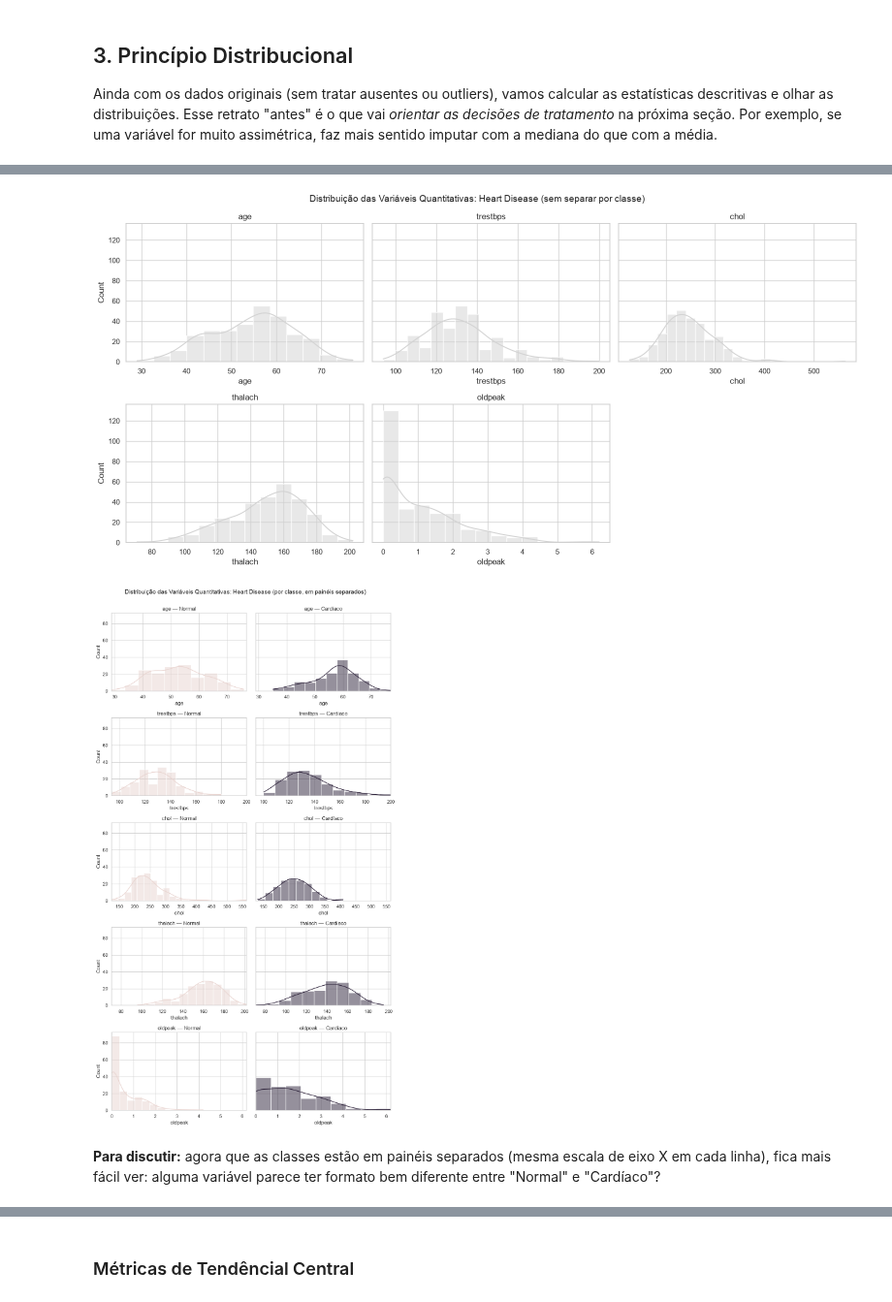
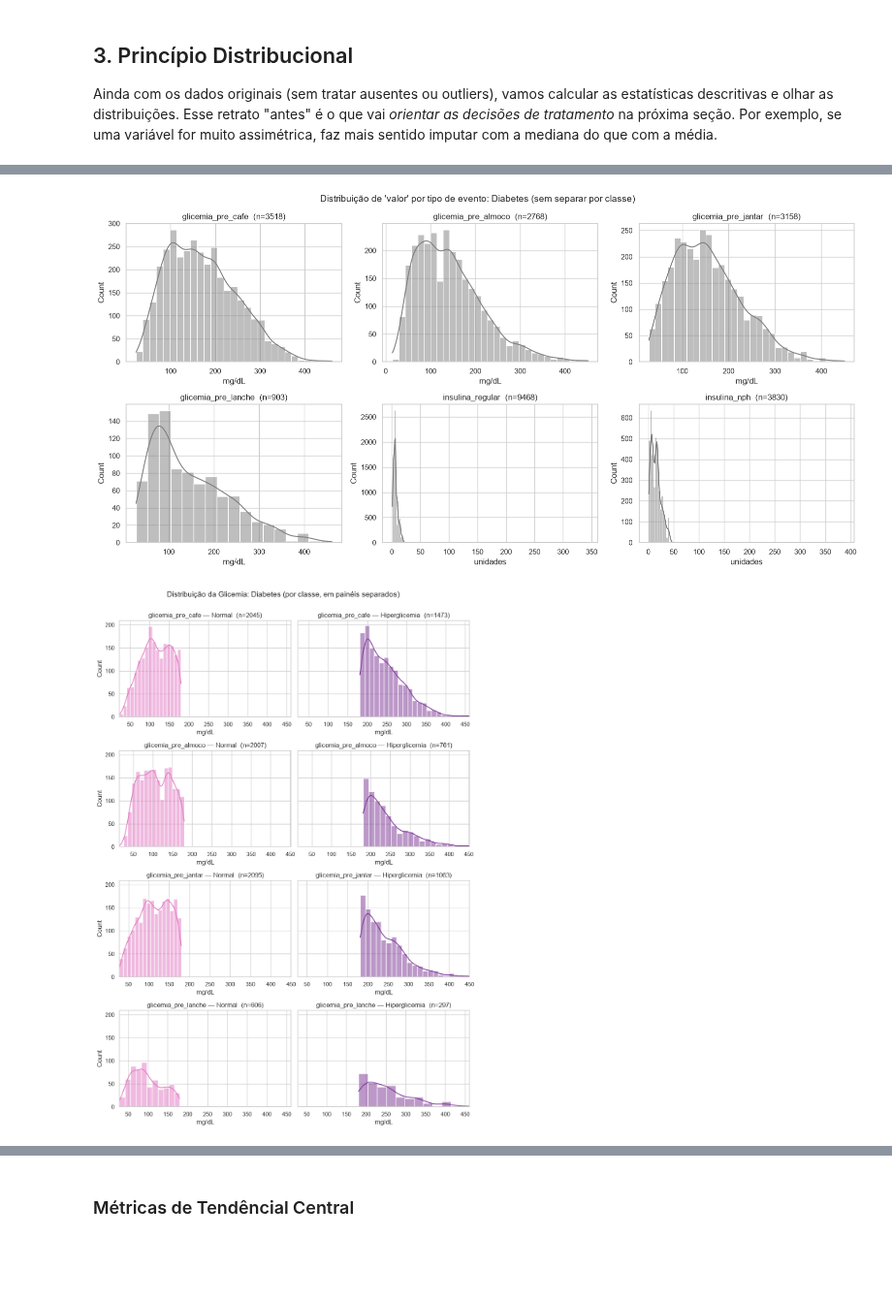
Before and after one commit to Mateus-Ribeir0/projeto-avd, a Jupyter notebook: notebooks/eda-com-downloads.ipynb, the cells around one changed output, grey strips where cells are left out. Shown at 97% size. Drawn from its saved outputs; the diff is of its cells as text; code cells hidden in the pictures; blank space fills up the shorter version.

```diff
--- a/notebooks/eda-com-downloads.ipynb
+++ b/notebooks/eda-com-downloads.ipynb
@@ -101,6 +166,7 @@ df.describe()
 # %% [markdown]
 ### Duplicadas
 # %%
+df.drop_duplicates(inplace=True)
 df.duplicated().sum()
 # %% [output]
 np.int64(0)
@@ -207,18 +366,20 @@ Não dá pra decidir entre as duas só olhando os dados — é exatamente o tipo
 
 Ainda com os dados originais (sem tratar ausentes ou outliers), vamos calcular as estatísticas descritivas e olhar as distribuições. Esse retrato "antes" é o que vai *orientar as decisões de tratamento* na próxima seção. Por exemplo, se uma variável for muito assimétrica, faz mais sentido imputar com a mediana do que com a média.
 # %%
-VARS_QUANT = ["age", "trestbps", "chol", "thalach", "oldpeak"]
-VARS_QUALI = ["sex", "cp", "fbs", "restecg", "exang", "slope", "ca", "thal"]
+VARS_QUANT = ["valor"]
+VARS_QUALI = ["evento", "paciente", "eh_glicemia"]
 
-### Tabela descritiva, com assimetria e curtose
+base = df[df["valor"].notna() & df["evento"].notna()].copy()
 
-desc = df[VARS_QUANT].describe().T
-desc["skewness"] = df[VARS_QUANT].skew()
-desc["kurtosis"] = df[VARS_QUANT].kurtosis()
+
+desc = base.groupby("evento")["valor"].describe()
+desc["skewness"] = base.groupby("evento")["valor"].skew()
+desc["kurtosis"] = base.groupby("evento")["valor"].apply(pd.Series.kurtosis)
 
 (
-    desc[["mean", "50%", "std", "min", "max", "skewness", "kurtosis"]]
+    desc[["count", "mean", "50%", "std", "min", "max", "skewness", "kurtosis"]]
     .rename(columns={"50%": "median"})
+    .sort_values("count", ascending=False)
     .round(2)
     .style.format(precision=2)
     .background_gradient(cmap="magma", subset=["skewness", "kurtosis"])
@@ -241,34 +448,57 @@ Onde fizer sentido, comparamos "Sem doença" (rosa) vs. "Com doença" (roxo). Va
 # %%
-fig, axes = plt.subplots(2, 3, figsize=(16, 8), sharey=True)
+EVENTOS_PRINCIPAIS = [
+    "glicemia_pre_cafe", "glicemia_pre_almoco", "glicemia_pre_jantar",
+    "glicemia_pre_lanche", "insulina_regular", "insulina_nph",
+]
+EVENTOS_PRINCIPAIS = [e for e in EVENTOS_PRINCIPAIS if e in base["evento"].unique()]
+
+COR_NEUTRA = "#7f7f7f"
+
+fig, axes = plt.subplots(2, 3, figsize=(16, 8), sharey=False)
 axes = axes.ravel()
 
-for i, col in enumerate(VARS_QUANT):
-    sns.histplot(data=df, x=col, kde=True, color=COR_NEUTRA, ax=axes[i])
-    axes[i].set_title(col)
+for i, ev in enumerate(EVENTOS_PRINCIPAIS):
+    sub = base[(base["evento"] == ev) & (base["valor"] > 0)]
+    sns.histplot(data=sub, x="valor", kde=True, color=COR_NEUTRA, ax=axes[i])
+    axes[i].set_title(f"{ev}  (n={len(sub)})")
+    axes[i].set_xlabel("mg/dL" if ev.startswith("glicemia") else "unidades")
 
-for ax in axes[len(VARS_QUANT):]:
+for ax in axes[len(EVENTOS_PRINCIPAIS):]:
     ax.axis("off")
 
-fig.suptitle("Distribuição das Variáveis Quantitativas: Heart Disease (sem separar por classe)", fontsize=14)
+fig.suptitle("Distribuição de 'valor' por tipo de evento: Diabetes (sem separar por classe)", fontsize=14)
 plt.tight_layout()
 plt.show()
 # %% [output]
-[figure, old version]
+[figure, new version]
 # %%
-fig, axes = plt.subplots(len(VARS_QUANT), 2, figsize=(10, 3.5 * len(VARS_QUANT)), sharey=True)
+COR_CONTEXTO = "#e377c2"
+COR_DESTAQUE = "#7b3294"
 
-for i, col in enumerate(VARS_QUANT):
-    lim = (df[col].min(), df[col].max())
-    for j, (classe, cor) in enumerate([("Normal", COR_CONTEXTO), ("Cardíaco", COR_DESTAQUE)]):
-        subset = df[df["doenca_cardiaca"] == classe]
-        sns.histplot(data=subset, x=col, kde=True, color=cor, ax=axes[i, j])
+glic = df[df["eh_glicemia"] & df["valor"].notna() & (df["valor"] > 0)].copy()
+glic["hiperglicemia"] = np.where(glic["valor"] > 180, "Hiperglicemia", "Normal")
+
+MOMENTOS = ["glicemia_pre_cafe", "glicemia_pre_almoco",
+            "glicemia_pre_jantar", "glicemia_pre_lanche"]
+MOMENTOS = [m for m in MOMENTOS if m in glic["evento"].unique()]
+
+fig, axes = plt.subplots(len(MOMENTOS), 2,
+                         figsize=(10, 3.5 * len(MOMENTOS)), sharey=True)
+
+for i, ev in enumerate(MOMENTOS):
+    dados_ev = glic[glic["evento"] == ev]
+    lim = (dados_ev["valor"].min(), dados_ev["valor"].max())
+    for j, (classe, cor) in enumerate([("Normal", COR_CONTEXTO),
+                                       ("Hiperglicemia", COR_DESTAQUE)]):
+        subset = dados_ev[dados_ev["hiperglicemia"] == classe]
+        sns.histplot(data=subset, x="valor", kde=True, color=cor, ax=axes[i, j])
         axes[i, j].set_xlim(lim)
-        axes[i, j].set_title(f"{col} — {classe}")
+        axes[i, j].set_xlabel("mg/dL")
+        axes[i, j].set_title(f"{ev} — {classe}  (n={len(subset)})")
 
-fig.suptitle("Distribuição das Variáveis Quantitativas: Heart Disease (por classe, em painéis separados)", fontsize=14, y=1.001)
+fig.suptitle("Distribuição da Glicemia: Diabetes (por classe, em painéis separados)",
+             fontsize=14, y=1.001)
 plt.tight_layout()
 plt.show()
 # %% [output]
-[figure, old version]
+[figure, new version]
-# %% [markdown]
-**Para discutir:** agora que as classes estão em painéis separados (mesma escala de eixo X em cada linha), fica mais fácil ver: alguma variável parece ter formato bem diferente entre "Normal" e "Cardíaco"?
```
Also changed, not shown: parts of 136 cells of this notebook, 6 other files.
